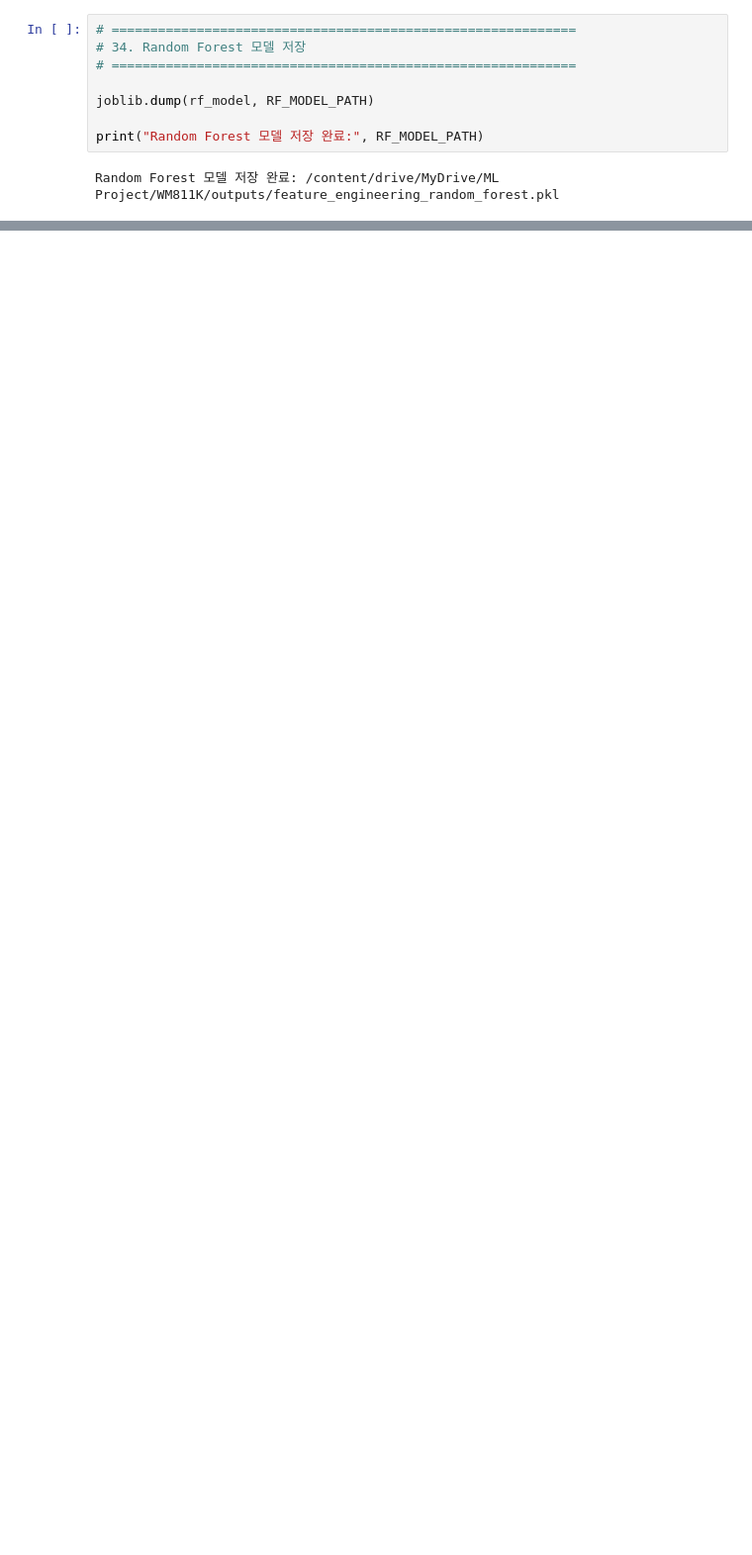
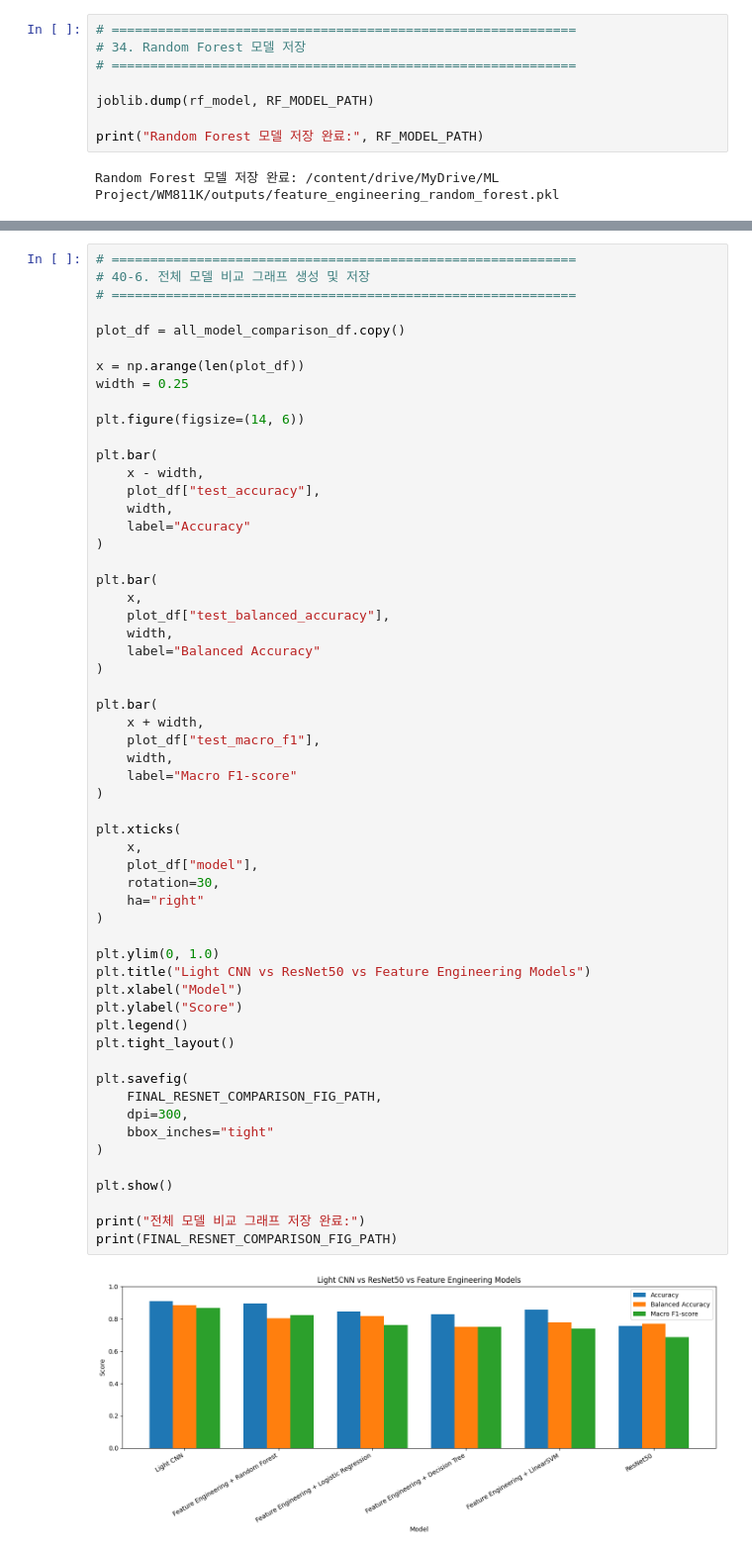
Before and after one commit to WooSeungJi/WM811K-Project, a Jupyter notebook: Ram_절약_WM_811K_Wafer_Map.ipynb, the cells around one changed output, grey strips where cells are left out. Shown at 99% size. Saved outputs shown, nothing was run; the diff lists cells and outputs as text; blank space fills up the shorter version.

```diff
--- a/Ram_절약_WM_811K_Wafer_Map.ipynb
+++ b/Ram_절약_WM_811K_Wafer_Map.ipynb
@@ -1677,0 +3442,59 @@ CNN vs Feature Engineering 비교표 저장 완료: /content/drive/MyDrive/ML Pr
+# %%
+# ============================================================
+# 40-6. 전체 모델 비교 그래프 생성 및 저장
+# ============================================================
+
+plot_df = all_model_comparison_df.copy()
+
+x = np.arange(len(plot_df))
+width = 0.25
+
+plt.figure(figsize=(14, 6))
+
+plt.bar(
+    x - width,
+    plot_df["test_accuracy"],
+    width,
+    label="Accuracy"
+)
+
+plt.bar(
+    x,
+    plot_df["test_balanced_accuracy"],
+    width,
+    label="Balanced Accuracy"
+)
+
+plt.bar(
+    x + width,
+    plot_df["test_macro_f1"],
+    width,
+    label="Macro F1-score"
+)
+
+plt.xticks(
+    x,
+    plot_df["model"],
+    rotation=30,
+    ha="right"
+)
+
+plt.ylim(0, 1.0)
+plt.title("Light CNN vs ResNet50 vs Feature Engineering Models")
+plt.xlabel("Model")
+plt.ylabel("Score")
+plt.legend()
+plt.tight_layout()
+
+plt.savefig(
+    FINAL_RESNET_COMPARISON_FIG_PATH,
+    dpi=300,
+    bbox_inches="tight"
+)
+
+plt.show()
+
+print("전체 모델 비교 그래프 저장 완료:")
+print(FINAL_RESNET_COMPARISON_FIG_PATH)
+# %% [output]
+[figure, added]
```
Also changed, not shown: parts of 19 cells of this notebook.
